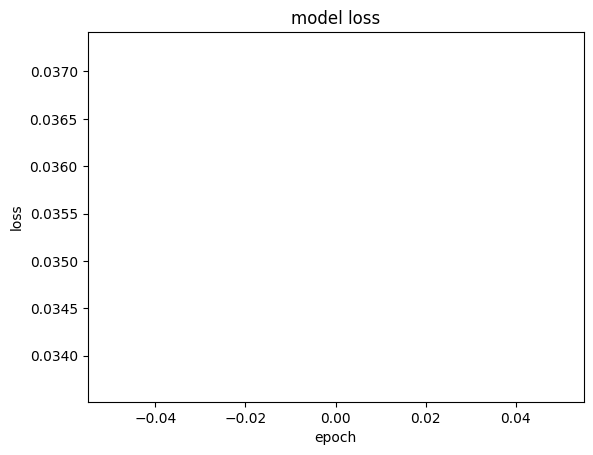
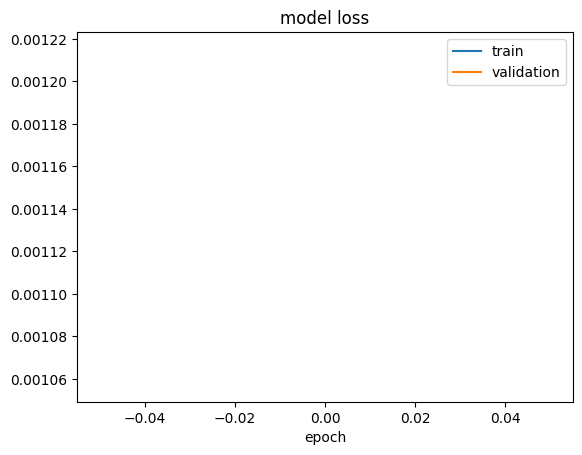
The notebook cell's code change between the first figure and the second:
--- before
+++ after
@@ -6,14 +6,18 @@
 losses_curve = history.history['loss']
 scores_curve = history.history['root_mean_squared_error'] 
+val_losses_curve = history.history['val_loss']
+val_scores_curve = history.history['val_root_mean_squared_error'] 
 
-plt.plot(losses_curve)
+plt.plot(losses_curve, label="train")
+plt.plot(val_losses_curve, label="validation")
+plt.legend()
 plt.title('model loss')
-plt.ylabel('loss')
 plt.xlabel('epoch')
 plt.show()
 
-plt.plot(losses_curve)
+plt.plot(scores_curve, label="train")
+plt.plot(val_scores_curve, label="validation")
+plt.legend()
 plt.title('model score')
-plt.ylabel('score')
 plt.xlabel('epoch')
 plt.show()

Commit: dataset download, creation and train with validation dataset